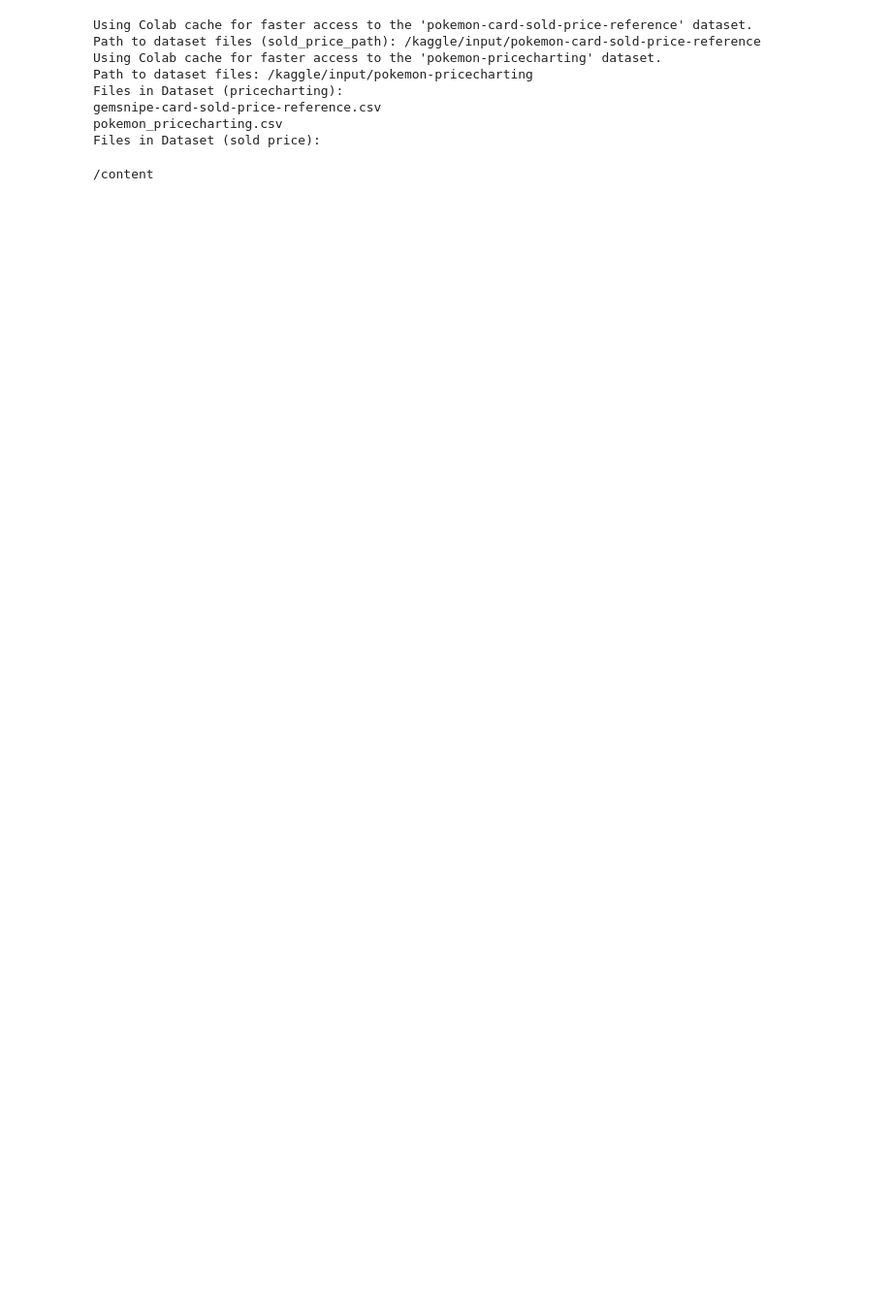
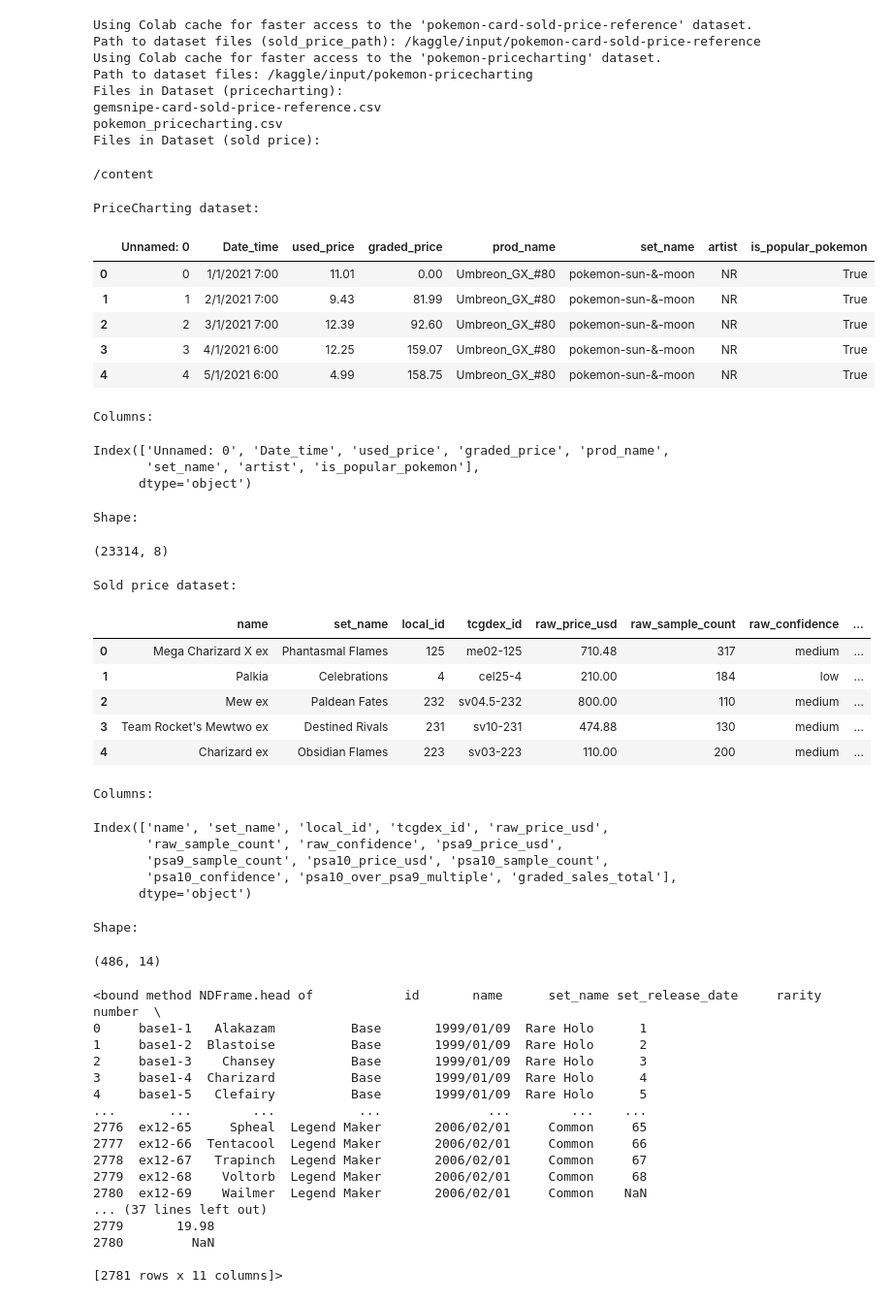
Before and after one commit to nicholaspfeil/PokemonPredictor_A_Nicholas_and_Dominic_Production, a Jupyter notebook: Pokemon_Predictor.ipynb, the cells around one changed output. Shown at 97% size. Cells and saved outputs as stored; diff of their text form; code cells hidden in the pictures; blank space fills up the shorter version.

```diff
--- a/Pokemon_Predictor.ipynb
+++ b/Pokemon_Predictor.ipynb
@@ -32,7 +32,7 @@ print("Files in Dataset (sold price): ")
 pricecharting_file = os.path.join(price_charting_path, "pokemon_pricecharting.csv")
 
 sold_file = os.path.join(sold_price_path, "gemsnipe-card-sold-price-reference.csv")
-tcg_df = pd.read_json("../tcg_pokemon_cards_dataset.json")
+tcg_df = pd.read_json("tcg_pokemon_cards_dataset.json")
 price_df = pd.read_csv(pricecharting_file)
 sold_df = pd.read_csv(sold_file)
 # %% [output]
@@ -52,24 +51,71 @@ print(os.getcwd())
 # %%
 #print data
 
 print("\nPriceCharting dataset:")
 display(price_df.head())
 
 print("\nColumns:")
 display(price_df.columns)
 
 print("\nShape:")
 display(price_df.shape)
 
-
 print("\nSold price dataset:")
 display(sold_df.head())
 
 print("\nColumns:")
 display(sold_df.columns)
 
 print("\nShape:")
 display(sold_df.shape)
+
+display(tcg_df.head)
+# %% [output]
+PriceCharting dataset:
+|  | Unnamed: 0 | Date_time | used_price | graded_price | prod_name | set_name | artist | is_popular_pokemon |
+| 0 | 0 | 1/1/2021 7:00 | 11.01 | 0.00 | Umbreon_GX_#80 | pokemon-sun-&-moon | NR | True |
+| 1 | 1 | 2/1/2021 7:00 | 9.43 | 81.99 | Umbreon_GX_#80 | pokemon-sun-&-moon | NR | True |
+| 2 | 2 | 3/1/2021 7:00 | 12.39 | 92.60 | Umbreon_GX_#80 | pokemon-sun-&-moon | NR | True |
+| 3 | 3 | 4/1/2021 6:00 | 12.25 | 159.07 | Umbreon_GX_#80 | pokemon-sun-&-moon | NR | True |
+| 4 | 4 | 5/1/2021 6:00 | 4.99 | 158.75 | Umbreon_GX_#80 | pokemon-sun-&-moon | NR | True |
+Columns:
+Index(['Unnamed: 0', 'Date_time', 'used_price', 'graded_price', 'prod_name',
+       'set_name', 'artist', 'is_popular_pokemon'],
+      dtype='object')
+Shape:
+(23314, 8)
+Sold price dataset:
+|  | name | set_name | local_id | tcgdex_id | raw_price_usd | raw_sample_count | raw_confidence | ... |
+| 0 | Mega Charizard X ex | Phantasmal Flames | 125 | me02-125 | 710.48 | 317 | medium | ... |
+| 1 | Palkia | Celebrations | 4 | cel25-4 | 210.00 | 184 | low | ... |
+| 2 | Mew ex | Paldean Fates | 232 | sv04.5-232 | 800.00 | 110 | medium | ... |
+| 3 | Team Rocket's Mewtwo ex | Destined Rivals | 231 | sv10-231 | 474.88 | 130 | medium | ... |
+| 4 | Charizard ex | Obsidian Flames | 223 | sv03-223 | 110.00 | 200 | medium | ... |
+Columns:
+Index(['name', 'set_name', 'local_id', 'tcgdex_id', 'raw_price_usd',
+       'raw_sample_count', 'raw_confidence', 'psa9_price_usd',
+       'psa9_sample_count', 'psa10_price_usd', 'psa10_sample_count',
+       'psa10_confidence', 'psa10_over_psa9_multiple', 'graded_sales_total'],
+      dtype='object')
+Shape:
+(486, 14)
+<bound method NDFrame.head of            id       name      set_name set_release_date     rarity number  \
+0     base1-1   Alakazam          Base       1999/01/09  Rare Holo      1
+1     base1-2  Blastoise          Base       1999/01/09  Rare Holo      2
+2     base1-3    Chansey          Base       1999/01/09  Rare Holo      3
+3     base1-4  Charizard          Base       1999/01/09  Rare Holo      4
+4     base1-5   Clefairy          Base       1999/01/09  Rare Holo      5
+...       ...        ...           ...              ...        ...    ...
+2776  ex12-65     Spheal  Legend Maker       2006/02/01     Common     65
+2777  ex12-66  Tentacool  Legend Maker       2006/02/01     Common     66
+2778  ex12-67   Trapinch  Legend Maker       2006/02/01     Common     67
+2779  ex12-68    Voltorb  Legend Maker       2006/02/01     Common     68
+2780  ex12-69    Wailmer  Legend Maker       2006/02/01     Common    NaN
+... (37 lines left out)
+2779       19.98
+2780         NaN
+
+[2781 rows x 11 columns]>
 # %%
 display(np.unique(price_df['set_name']))
 display(np.unique(price_df['prod_name']))
```
Also changed, not shown: parts of 1 cell of this notebook.
